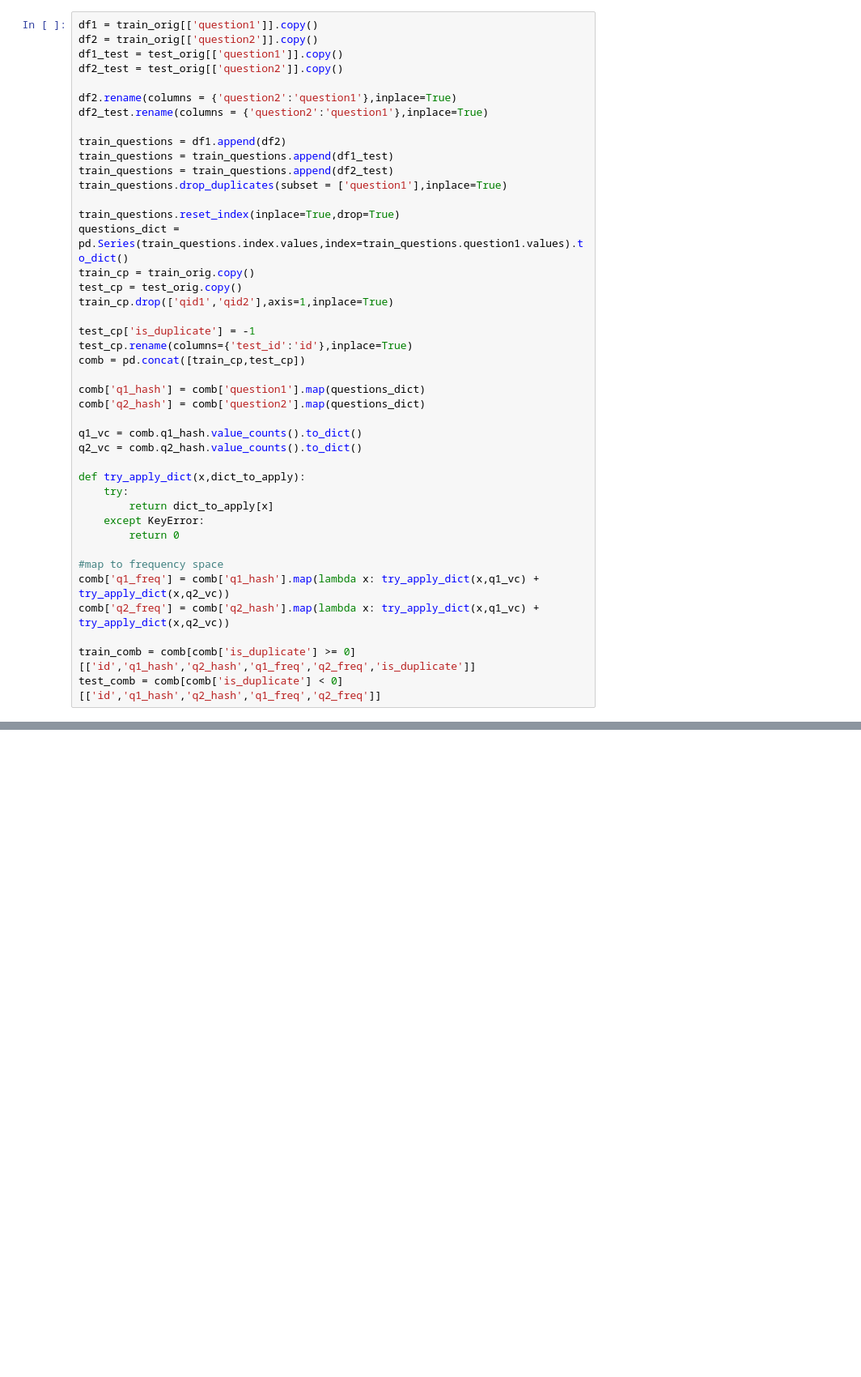
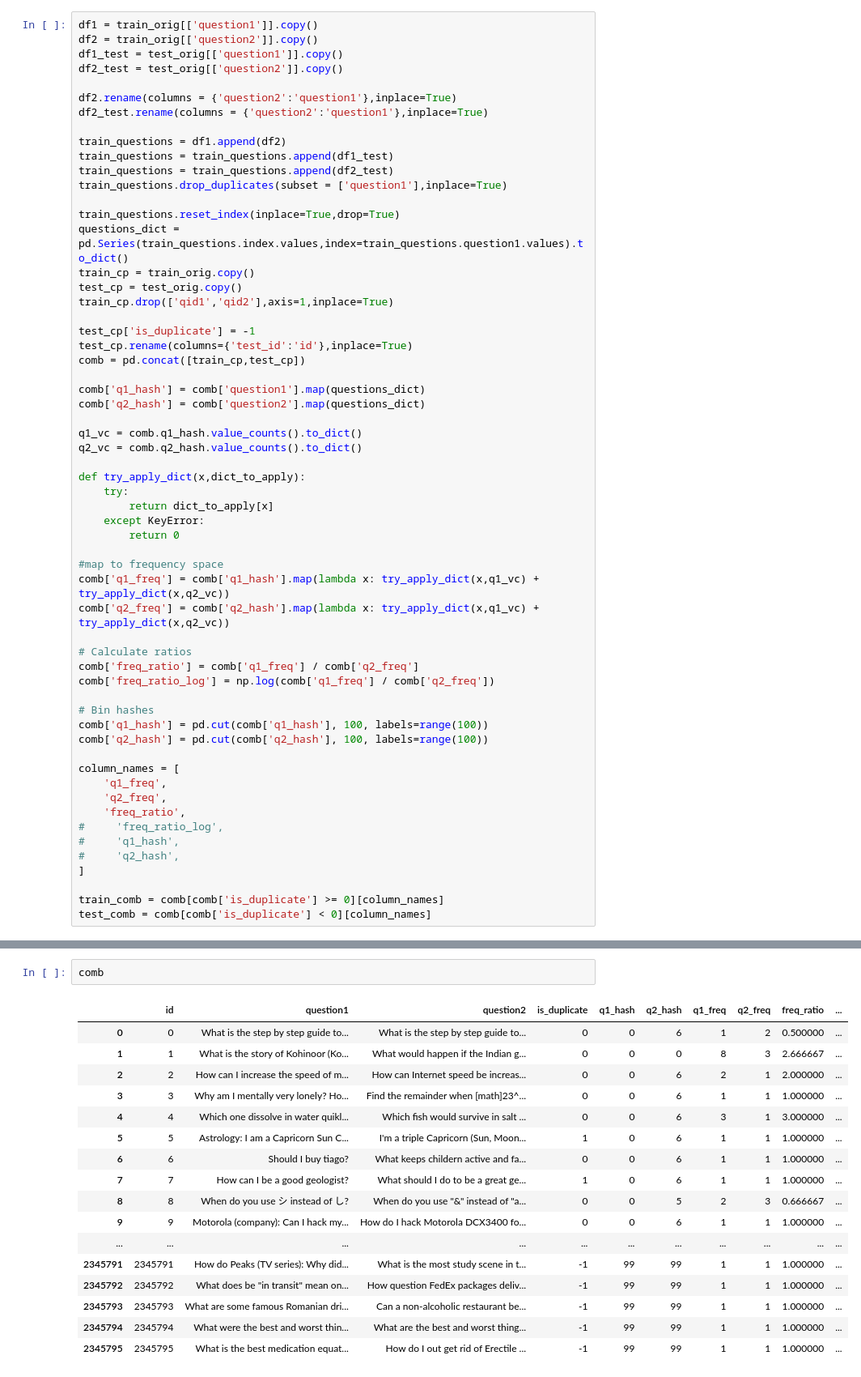
Before and after one commit to YuriyGuts/kaggle-quora-question-pairs, a Jupyter notebook: notebooks/feature-magic-jturkewitz.ipynb, the cells around one changed output, grey strips where cells are left out. Shown: that part at 81% size. Drawn from its saved outputs; the diff is of its cells as text; blank space fills up the shorter version.

```diff
--- a/notebooks/feature-magic-jturkewitz.ipynb
+++ b/notebooks/feature-magic-jturkewitz.ipynb
@@ -61,5 +61,22 @@ def try_apply_dict(x,dict_to_apply):
 comb['q1_freq'] = comb['q1_hash'].map(lambda x: try_apply_dict(x,q1_vc) + try_apply_dict(x,q2_vc))
 comb['q2_freq'] = comb['q2_hash'].map(lambda x: try_apply_dict(x,q1_vc) + try_apply_dict(x,q2_vc))
 
-train_comb = comb[comb['is_duplicate'] >= 0][['id','q1_hash','q2_hash','q1_freq','q2_freq','is_duplicate']]
-test_comb = comb[comb['is_duplicate'] < 0][['id','q1_hash','q2_hash','q1_freq','q2_freq']]
+# Calculate ratios
+comb['freq_ratio'] = comb['q1_freq'] / comb['q2_freq']
+comb['freq_ratio_log'] = np.log(comb['q1_freq'] / comb['q2_freq'])
+
+# Bin hashes
+comb['q1_hash'] = pd.cut(comb['q1_hash'], 100, labels=range(100))
+comb['q2_hash'] = pd.cut(comb['q2_hash'], 100, labels=range(100))
+
+column_names = [
+    'q1_freq',
+    'q2_freq',
+    'freq_ratio',
+#     'freq_ratio_log',
+#     'q1_hash',
+#     'q2_hash',
+]
+
+train_comb = comb[comb['is_duplicate'] >= 0][column_names]
+test_comb = comb[comb['is_duplicate'] < 0][column_names]
@@ -67,0 +83,20 @@ X_train = train_comb[['q1_hash', 'q2_hash', 'q1_freq', 'q2_freq']]
+# %%
+comb
+# %% [output]
+|  | id | question1 | question2 | is_duplicate | q1_hash | q2_hash | q1_freq | q2_freq | freq_ratio | ... |
+| 0 | 0 | What is the step by step guide to... | What is the step by step guide to... | 0 | 0 | 6 | 1 | 2 | 0.500000 | ... |
+| 1 | 1 | What is the story of Kohinoor (Ko... | What would happen if the Indian g... | 0 | 0 | 0 | 8 | 3 | 2.666667 | ... |
+| 2 | 2 | How can I increase the speed of m... | How can Internet speed be increas... | 0 | 0 | 6 | 2 | 1 | 2.000000 | ... |
+| 3 | 3 | Why am I mentally very lonely? Ho... | Find the remainder when [math]23^... | 0 | 0 | 6 | 1 | 1 | 1.000000 | ... |
+| 4 | 4 | Which one dissolve in water quikl... | Which fish would survive in salt ... | 0 | 0 | 6 | 3 | 1 | 3.000000 | ... |
+| 5 | 5 | Astrology: I am a Capricorn Sun C... | I'm a triple Capricorn (Sun, Moon... | 1 | 0 | 6 | 1 | 1 | 1.000000 | ... |
+| 6 | 6 | Should I buy tiago? | What keeps childern active and fa... | 0 | 0 | 6 | 1 | 1 | 1.000000 | ... |
+| 7 | 7 | How can I be a good geologist? | What should I do to be a great ge... | 1 | 0 | 6 | 1 | 1 | 1.000000 | ... |
+| 8 | 8 | When do you use シ instead of し? | When do you use "&" instead of "a... | 0 | 0 | 5 | 2 | 3 | 0.666667 | ... |
+| 9 | 9 | Motorola (company): Can I hack my... | How do I hack Motorola DCX3400 fo... | 0 | 0 | 6 | 1 | 1 | 1.000000 | ... |
+| ... | ... | ... | ... | ... | ... | ... | ... | ... | ... | ... |
+| 2345791 | 2345791 | How do Peaks (TV series): Why did... | What is the most study scene in t... | -1 | 99 | 99 | 1 | 1 | 1.000000 | ... |
+| 2345792 | 2345792 | What does be "in transit" mean on... | How question FedEx packages deliv... | -1 | 99 | 99 | 1 | 1 | 1.000000 | ... |
+| 2345793 | 2345793 | What are some famous Romanian dri... | Can a non-alcoholic restaurant be... | -1 | 99 | 99 | 1 | 1 | 1.000000 | ... |
+| 2345794 | 2345794 | What were the best and worst thin... | What are the best and worst thing... | -1 | 99 | 99 | 1 | 1 | 1.000000 | ... |
+| 2345795 | 2345795 | What is the best medication equat... | How do I out get rid of Erectile ... | -1 | 99 | 99 | 1 | 1 | 1.000000 | ... |
```
Also changed, not shown: parts of 9 cells of this notebook, 8 other files.
